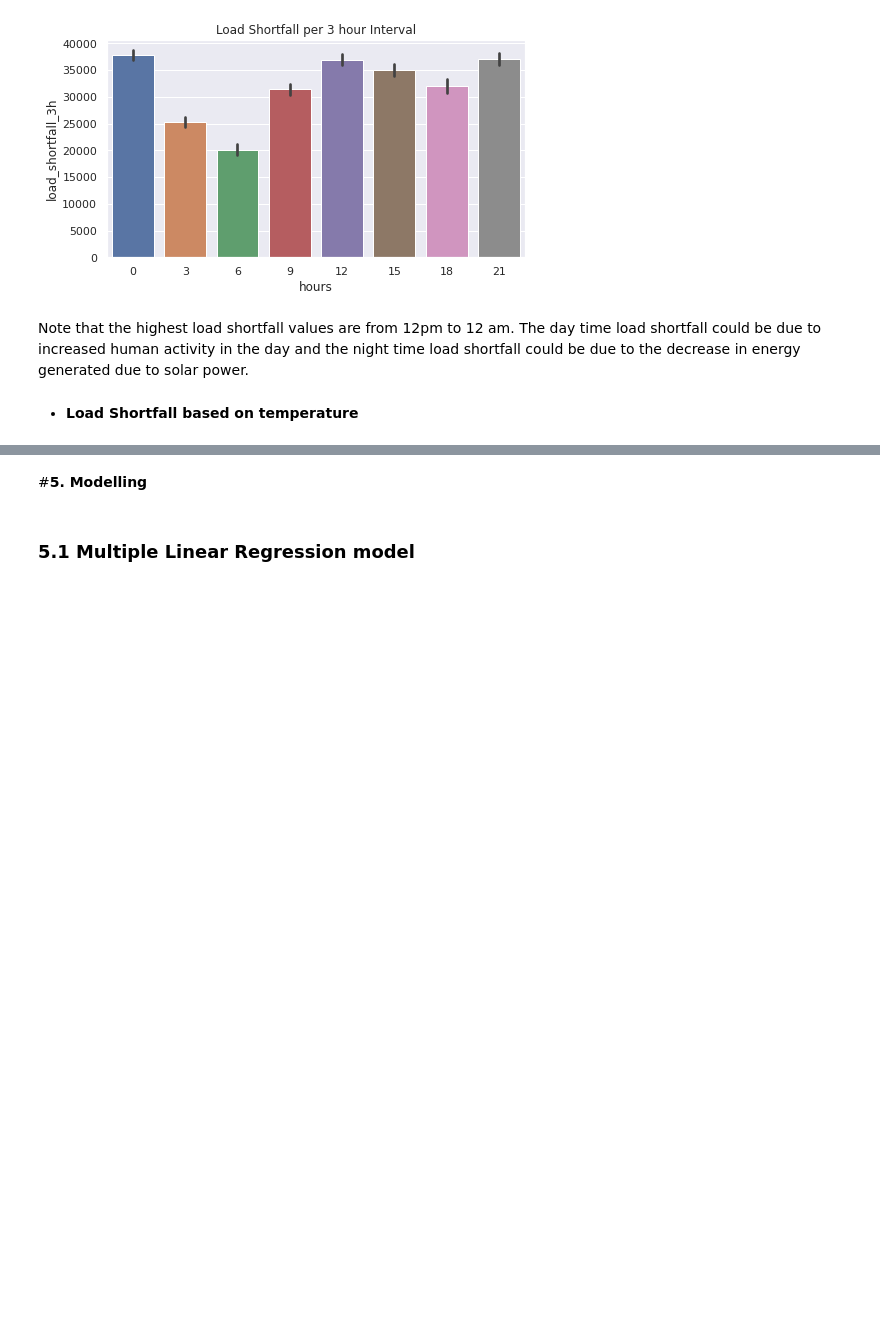
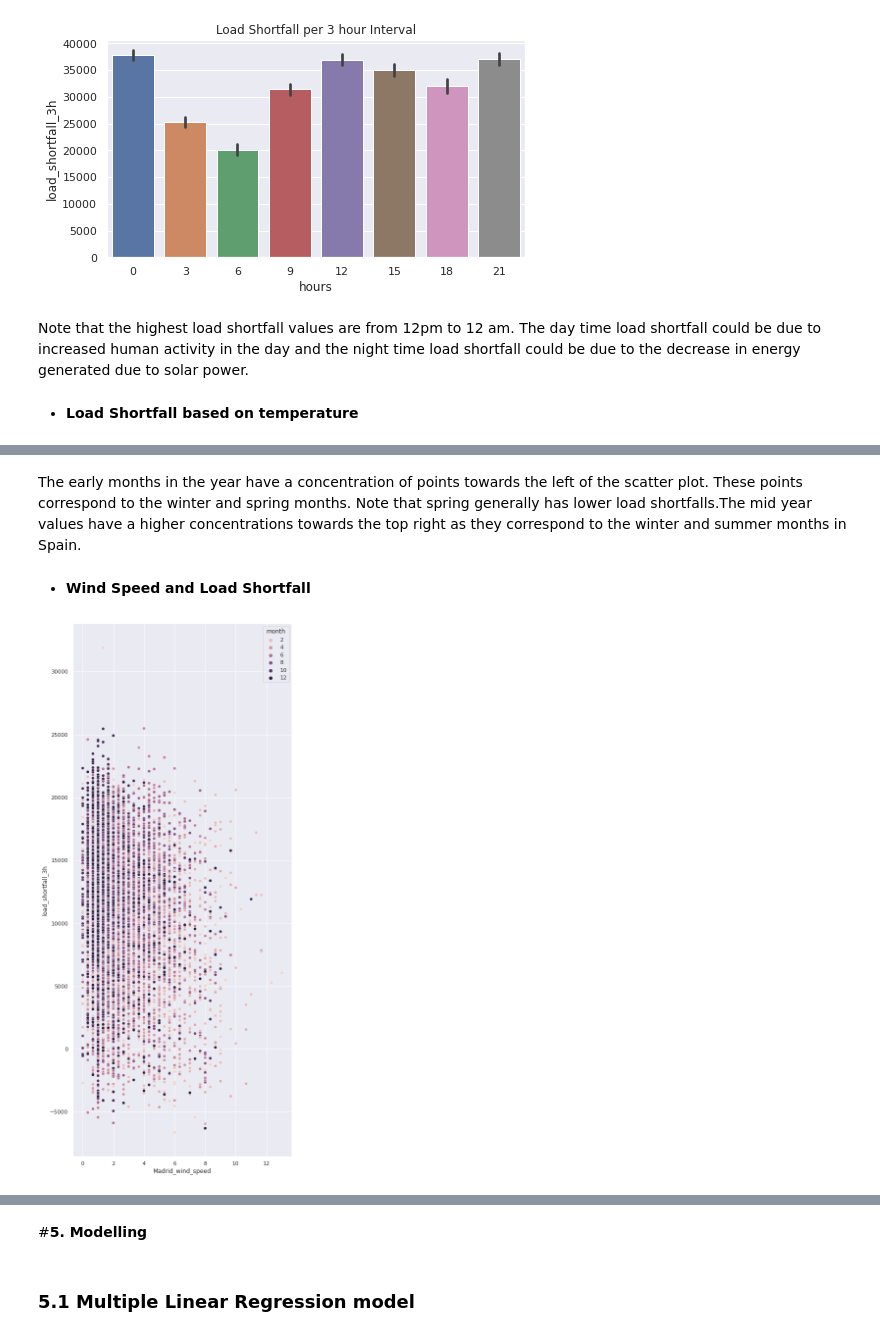
Before and after one commit to Explore-AI/load-shortfall-regression-predict-api, a Jupyter notebook: Group_13_Final_Notebook.ipynb, the cells around one changed output, grey strips where cells are left out. Saved outputs shown, nothing was run; the diff lists cells and outputs as text; code cells hidden in the pictures; blank space fills up the shorter version.

```diff
--- a/Group_13_Final_Notebook.ipynb
+++ b/Group_13_Final_Notebook.ipynb
@@ -431,0 +438,12 @@ Note that the highest load shortfall values are from 12pm to 12 am. The day time
+# %% [markdown]
+The early months in the year have a concentration of points towards the left of the scatter plot. These points correspond to the winter and spring months. Note that spring generally has lower load shortfalls.The mid year values have a higher concentrations towards the top right as they correspond to the winter and summer months in Spain.
+# %% [markdown]
+
+
+*   **Wind Speed and Load Shortfall**
+# %%
+sns.scatterplot(df_clean['Madrid_wind_speed'], df_clean['load_shortfall_3h'], df_clean['month'] ,hue='month')
+sns.set(rc={'figure.figsize':(8,10)})
+plt.show()
+# %% [output]
+[figure, added]
```
Also changed, not shown: parts of 26 cells of this notebook.
